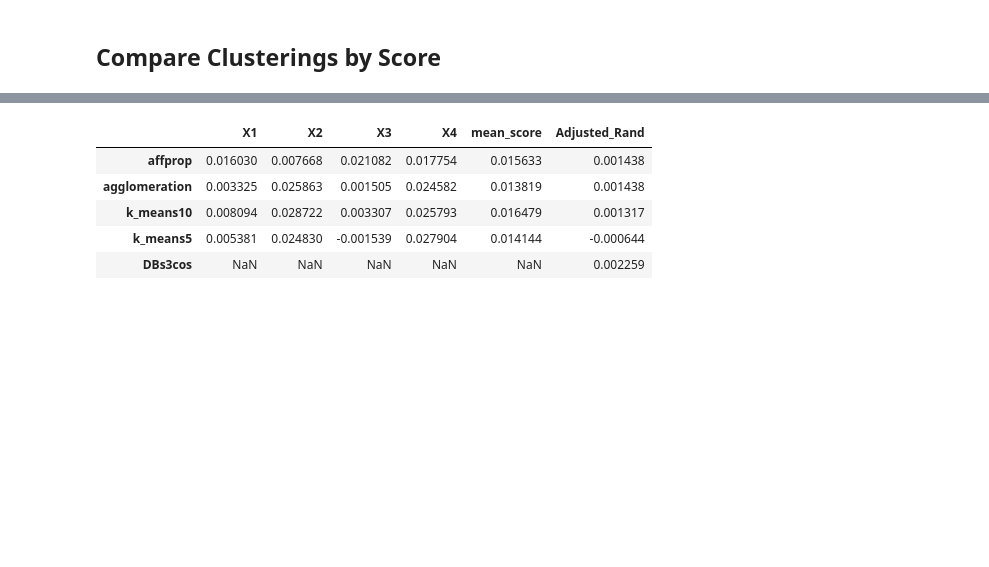
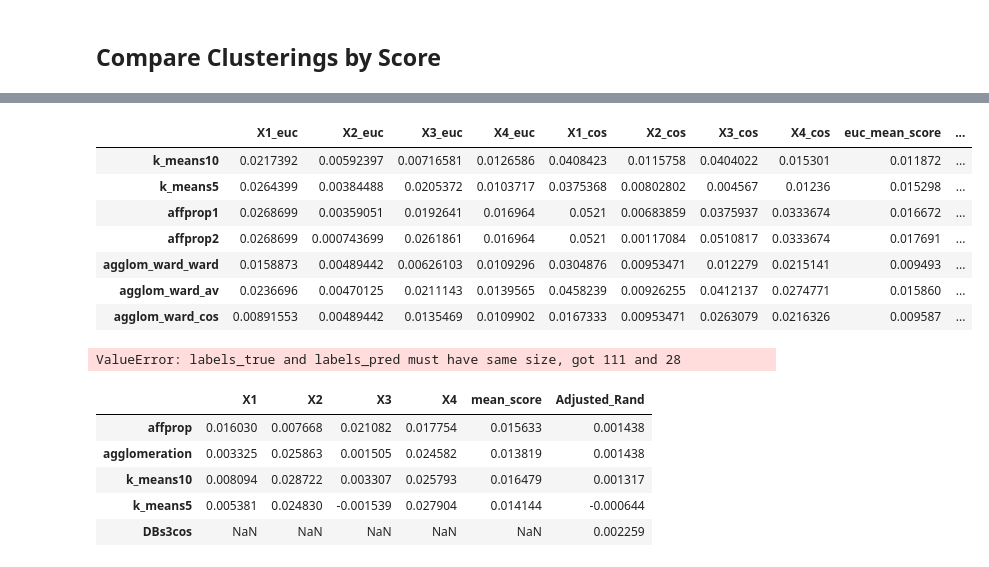
Before and after one commit to chrisoyer/unsupervised_learning-scifi_stories, a Jupyter notebook: scifi_stories.ipynb, the cells around one changed output, grey strips where cells are left out. Saved outputs shown, nothing was run; the diff lists cells and outputs as text; code cells hidden in the pictures; blank space fills up the shorter version.

Commit message:
scoring mostly for silhouette

```diff
--- a/scifi_stories.ipynb
+++ b/scifi_stories.ipynb
@@ -498,20 +492,8 @@ model_list = {'k_means10': k_means10,
              }
 # %%
-cluster_score_df = pd.DataFrame(columns=["X1", "X2", "X3", "X4"])
+cluster_score_df = pd.DataFrame(columns=["X1_euc", "X2_euc", "X3_euc", "X4_euc", "X1_cos", "X2_cos", "X3_cos", "X4_cos"])
 for key, value in model_list.items():
-    cluster_score_df.loc[key + '_euc', 0:4] = sil_score(value, metric='euclidean')
+    cluster_score_df.loc[key, :4] = sil_score(value, metric='euclidean')
 # %%
 for key, value in model_list.items():
-    cluster_score_df.loc[key + '_cos', 0:4] = sil_score(value, metric='cosine')
+    cluster_score_df.loc[key, 4:] = sil_score(value, metric='cosine')
-# %%
-#old
-cluster_score_df.loc["affprop"] = sil_score(affprop)
-#too few clusters to run on subsample without error given min requirements for silhouette score
-#cluster_score_df.loc["DBs1"] = sil_score(DBs02)
-#cluster_score_df.loc["DBs03"] = sil_score(DBs03)
-cluster_score_df.loc["agglomeration"] = sil_score(agglom)
-cluster_score_df.loc["k_means10"] = sil_score(k_means10)
-cluster_score_df.loc["k_means5"] = sil_score(k_means5)
-cluster_score_df.loc["DBs3cos"] = sil_score(DBs3cos)
-
-cluster_score_df["mean_score"] = cluster_score_df.mean(axis=1)
@@ -520 +511,20 @@ ValueError: Number of labels is 1. Valid values are 2 to n_samples - 1 (inclusiv
+# %%
+cluster_score_df["euc_mean_score"] = cluster_score_df.loc[:,cluster_score_df.columns.str.endswith("_euc")].mean(axis=1)
+cluster_score_df["cos_mean_score"] = cluster_score_df.loc[:,cluster_score_df.columns.str.endswith("_cos")].mean(axis=1)
+# %%
+cluster_score_df
+# %% [output]
+|  | X1_euc | X2_euc | X3_euc | X4_euc | X1_cos | X2_cos | X3_cos | X4_cos | euc_mean_score | ... |
+| k_means10 | 0.0217392 | 0.00592397 | 0.00716581 | 0.0126586 | 0.0408423 | 0.0115758 | 0.0404022 | 0.015301 | 0.011872 | ... |
+| k_means5 | 0.0264399 | 0.00384488 | 0.0205372 | 0.0103717 | 0.0375368 | 0.00802802 | 0.004567 | 0.01236 | 0.015298 | ... |
+| affprop1 | 0.0268699 | 0.00359051 | 0.0192641 | 0.016964 | 0.0521 | 0.00683859 | 0.0375937 | 0.0333674 | 0.016672 | ... |
+| affprop2 | 0.0268699 | 0.000743699 | 0.0261861 | 0.016964 | 0.0521 | 0.00117084 | 0.0510817 | 0.0333674 | 0.017691 | ... |
+| agglom_ward_ward | 0.0158873 | 0.00489442 | 0.00626103 | 0.0109296 | 0.0304876 | 0.00953471 | 0.012279 | 0.0215141 | 0.009493 | ... |
+| agglom_ward_av | 0.0236696 | 0.00470125 | 0.0211143 | 0.0139565 | 0.0458239 | 0.00926255 | 0.0412137 | 0.0274771 | 0.015860 | ... |
+| agglom_ward_cos | 0.00891553 | 0.00489442 | 0.0135469 | 0.0109902 | 0.0167333 | 0.00953471 | 0.0263079 | 0.0216326 | 0.009587 | ... |
+# %%
+for key, value in model_list.items():
+    cluster_score_df.loc[key, "Adjusted_Rand"] = adjusted_rand_score(y_train, value.labels_)
+# %% [output]
+ValueError: labels_true and labels_pred must have same size, got 111 and 28
 # %%
```
Also changed, not shown: parts of 34 cells of this notebook.
